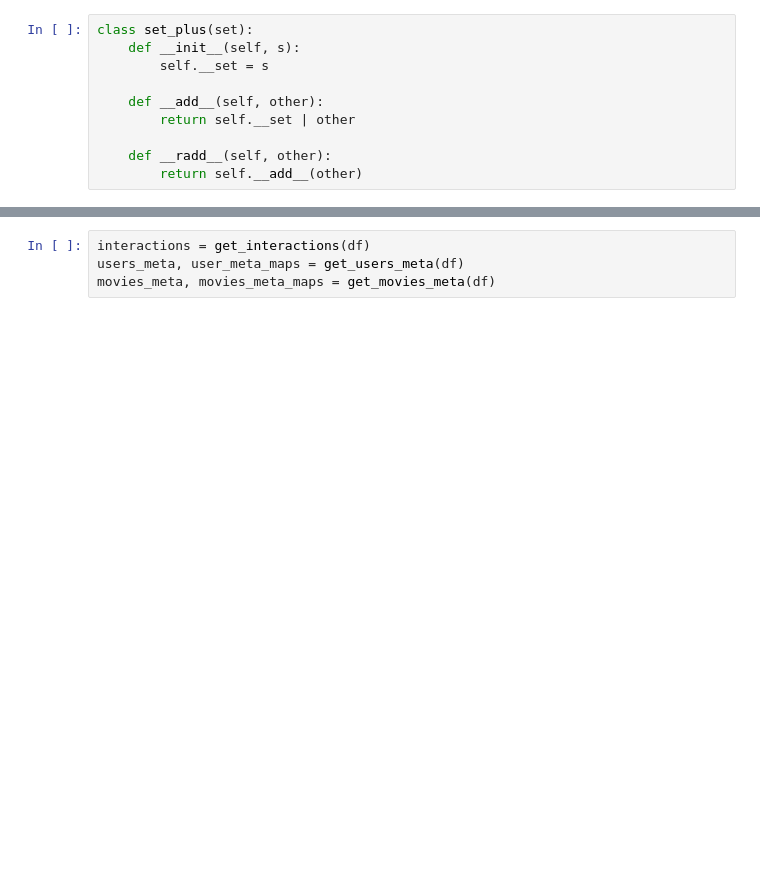
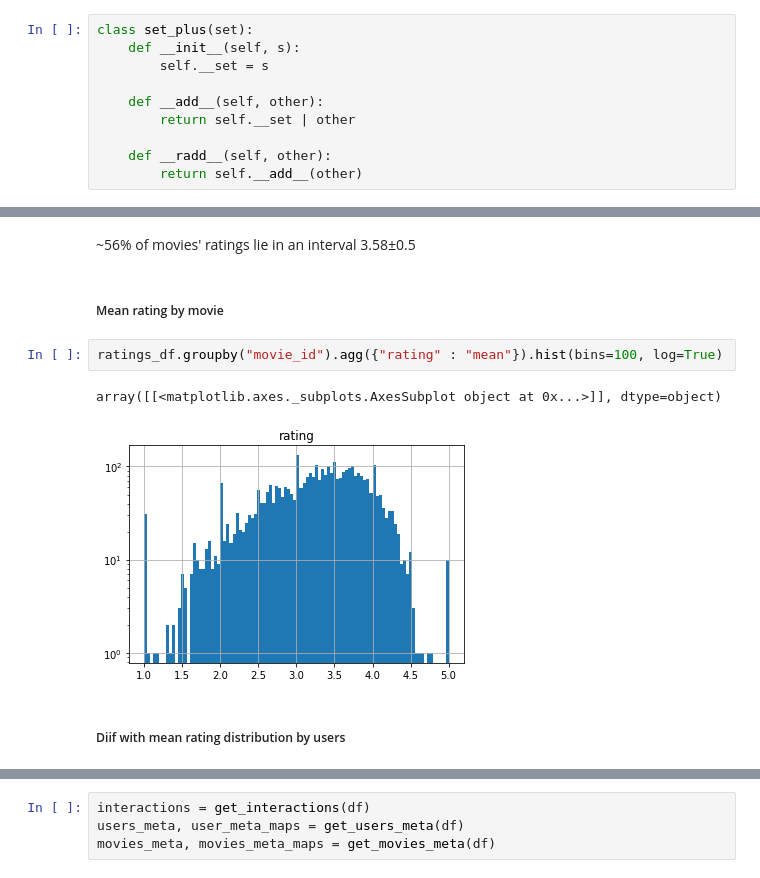
Before and after one commit to anatoliifetisov/otus, a Jupyter notebook: big-data/hw10/hw10.ipynb, the cells around one changed output, grey strips where cells are left out. Saved outputs shown, nothing was run; the diff lists cells and outputs as text; blank space fills up the shorter version.

```diff
--- a/big-data/hw10/hw10.ipynb
+++ b/big-data/hw10/hw10.ipynb
@@ -92,3 +210,14 @@ sum(abs(movies_diff_with_mean) <= 0.5) / len(movies_diff_with_mean)
+# %% [markdown]
+~56% of movies' ratings lie in an interval 3.58±0.5
+# %% [markdown]
+##### Mean rating by movie
+# %%
+ratings_df.groupby("movie_id").agg({"rating" : "mean"}).hist(bins=100, log=True)
+# %% [output]
+array([[<matplotlib.axes._subplots.AxesSubplot object at 0x...>]], dtype=object)
+[figure, added]
+# %% [markdown]
+##### Diif with mean rating distribution by users
 # %%
 users_diff_with_mean = ratings_df.groupby("user_id").rating.mean() - mean_rating
 users_diff_with_mean.hist(bins=100)
```
Also changed, not shown: parts of 79 cells of this notebook.
